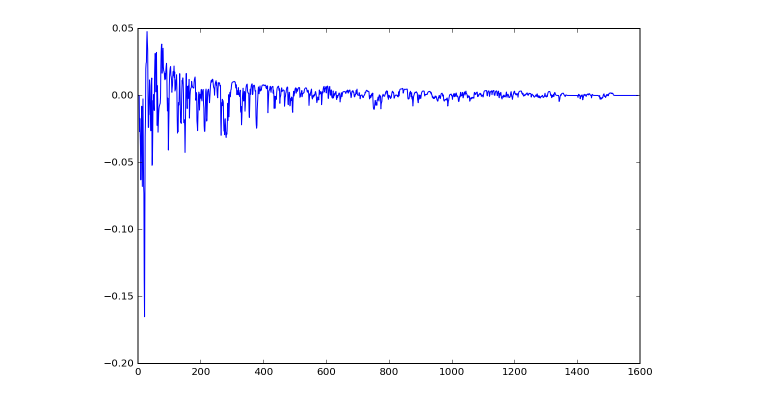
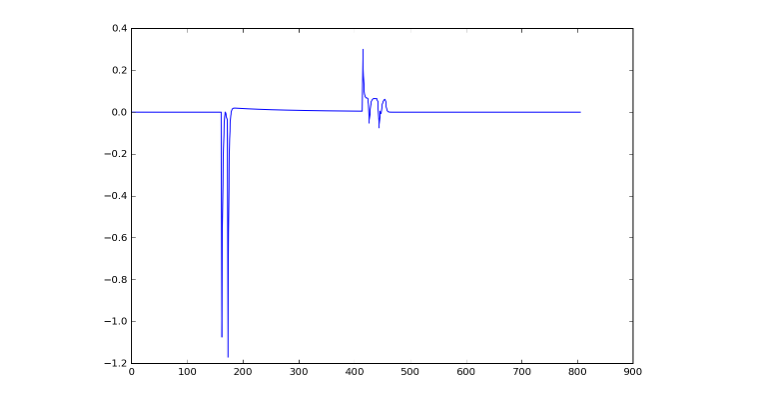
Before and after one commit to Sheph/anomaly, a Jupyter notebook: pch2_run.ipynb, the cells around one changed output. Drawn from its saved outputs; the diff is of its cells as text; code cells hidden in the pictures.

```diff
--- a/pch2_run.ipynb
+++ b/pch2_run.ipynb
@@ -58,6 +58,15 @@ def classify1(features, MX=5):
     plt.show()
     return best_gmm
 
+def classify2(features, MX, MN=1):
+    parameters = {
+        'n_components' : np.arange(MN, MX + 1)
+    }
+    clf = GridSearchCV(GaussianMixture(covariance_type='full', random_state=0), parameters, cv=5, n_jobs=-1)
+    clf.fit(features)
+    print("n_components", clf.best_estimator_.n_components)
+    return clf.best_estimator_
+
 def plot_array(arr):
     ny, nx = arr.shape
     xv, yv = np.meshgrid(np.linspace(0, nx, nx), np.linspace(0, ny, ny))
@@ -74,7 +83,7 @@ df2 = pd.DataFrame(scaler.fit_transform(df2), columns=df.columns[2:])
 display(df2.describe())
 display(df2.head(5))
 
-df_test = pd.read_csv("data_test.csv")
+df_test = pd.read_csv("data.csv")
 df_test.drop(df_test.columns[0], inplace=True, axis=1)
 df2_test = df_test.drop([df_test.columns[0], df_test.columns[1]], axis=1)
 df2_test = pd.DataFrame(scaler.transform(df2_test), columns=df_test.columns[2:])
@@ -97,3 +106,3 @@ df2_test = pd.DataFrame(scaler.transform(df2_test), columns=df_test.columns[2:])
 # %%
-bgmm = classify1(df2)
+bgmm = classify2(df2, 20)
 # %% [output]
@@ -224,6 +218,7 @@ Snorm_vals, Snorm_vecs = np.linalg.eig(Snorm)
 indices = np.argsort(Snorm_vals)[::-1][:Km]
 top_vecs = Snorm_vecs[indices].T
 display(top_vecs)
-eig_gmm = classify1(top_vecs, Km)
+print(Km)
+eig_gmm = classify2(top_vecs, Km, 2)
 finalK = eig_gmm.n_components
 # %% [output]
@@ -329,34 +314,36 @@ plt.figure()
 plt.plot(qts_lst[first_frm:])
 plt.show()
 
-cap = cv2.VideoCapture('Datasets/UCSDPed1/combined/test.avi')
+#cap = cv2.VideoCapture('Datasets/UCSDPed1/combined/test.avi')
+cap = cv2.VideoCapture('z3.avi')
 ok, frame = cap.read()
 aspect = float(frame.shape[1]) / frame.shape[0]
 cap.release()
-cap = cv2.VideoCapture('Datasets/UCSDPed1/combined/test.avi')
+#cap = cv2.VideoCapture('Datasets/UCSDPed1/combined/test.avi')
+cap = cv2.VideoCapture('z3.avi')
 
 try:
     while True:
         ok, frame = cap.read()
         if not ok:
             break
         frame = cv2.resize(frame, (int(240 * aspect), 240), interpolation = cv2.INTER_AREA)
         fnum = cap.get(cv2.CAP_PROP_POS_FRAMES)
         delay = 1
         if (fnum >= first_frm_num) and (fnum in qts):
             if qts[fnum] < -0.015:
                 cv2.rectangle(frame, (0,0), (frame.shape[1], frame.shape[0]), (0,0,255), 10)
                 delay = 0
         cv2.imshow('frame', frame)
         k = cv2.waitKey(delay) & 0xff
         if k == 32:
             k = cv2.waitKey() & 0xff
         if k == 27:
             break
 except Exception as e:
     traceback.print_exc()
 
 cap.release()
 cv2.destroyAllWindows()
 # %% [output]
-[figure, old version]
+[figure, new version]
```
Also changed, not shown: parts of 11 cells of this notebook, 2 other files.
